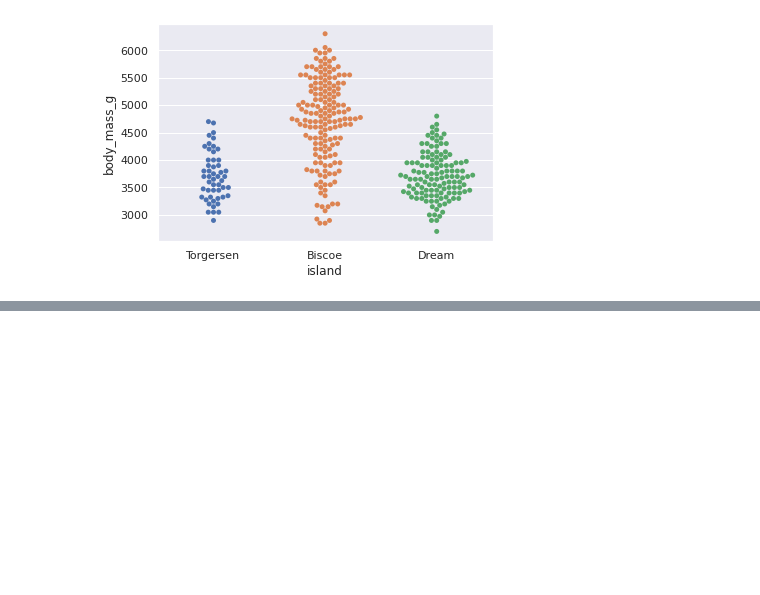
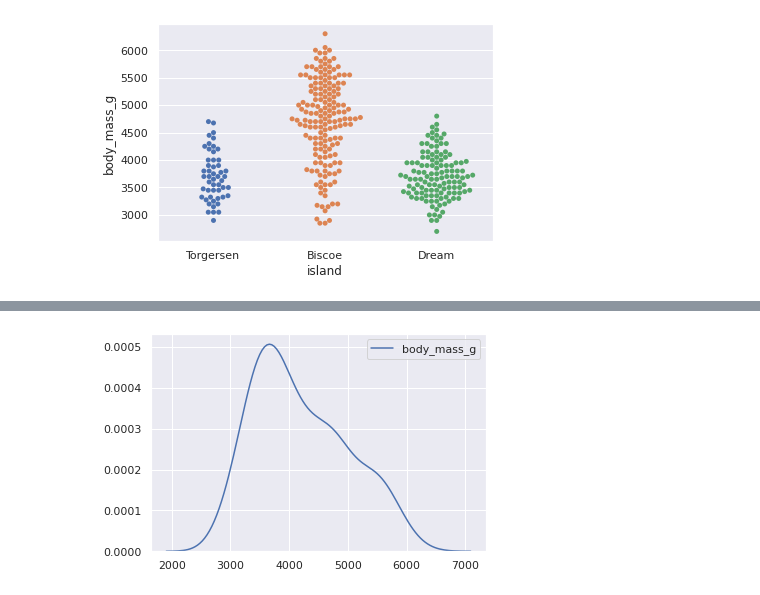
Before and after one commit to swami-gait/Foundations_of_datascience, a Jupyter notebook: FDS_WK11_DataViz.ipynb, the cells around one changed output, grey strips where cells are left out. Saved outputs shown, nothing was run; the diff lists cells and outputs as text; code cells hidden in the pictures; blank space fills up the shorter version.

```diff
--- a/FDS_WK11_DataViz.ipynb
+++ b/FDS_WK11_DataViz.ipynb
@@ -715,0 +726,4 @@ sns.swarmplot(x='island',y='body_mass_g',data=p)
+# %%
+sns.kdeplot(p.body_mass_g);
+# %% [output]
+[figure, added]
```
Also changed, not shown: parts of 76 cells of this notebook.
